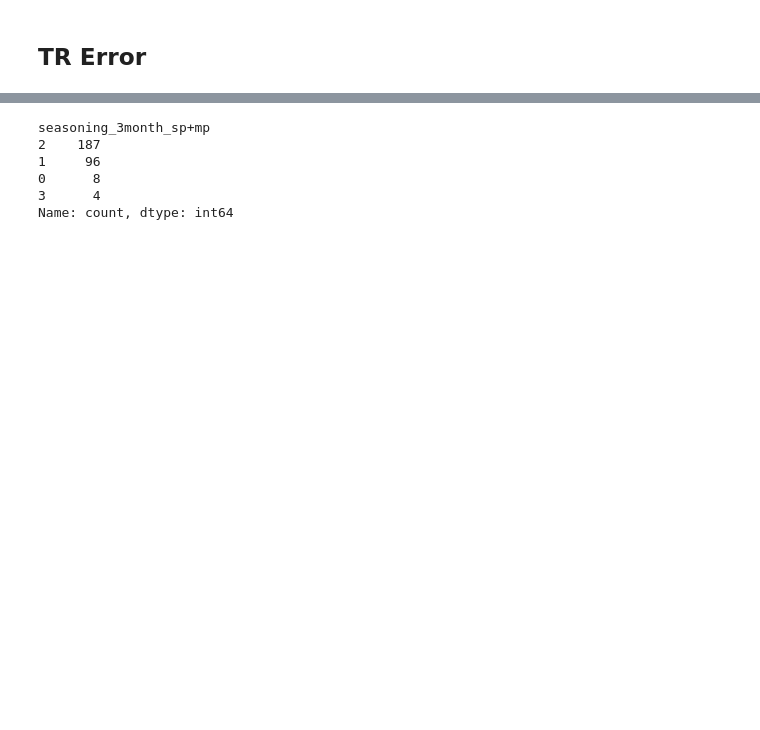
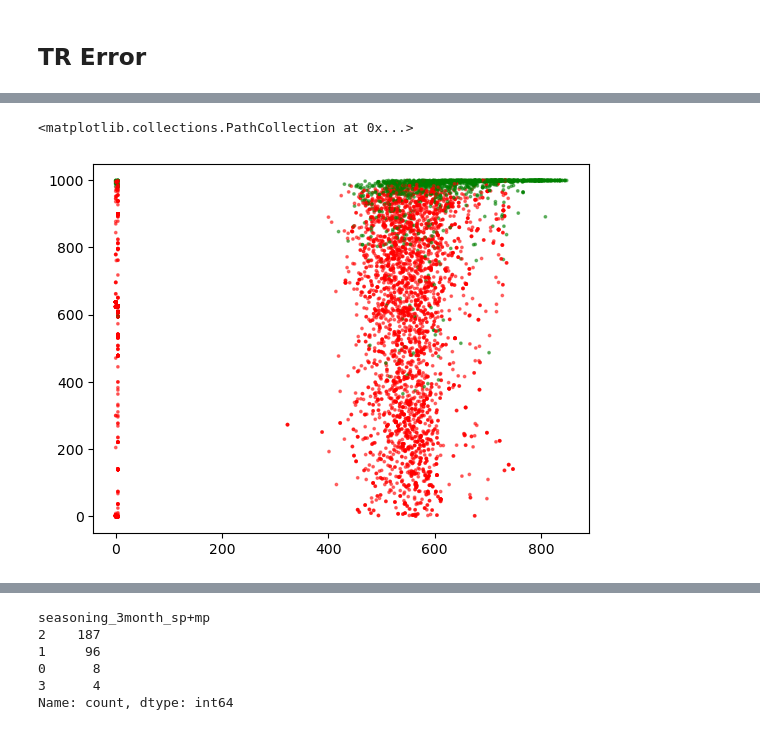
Before and after one commit to wuyaqi55/flexcar_incidents, a Jupyter notebook: draft_groud.ipynb, the cells around one changed output, grey strips where cells are left out. Saved outputs shown, nothing was run; the diff lists cells and outputs as text; code cells hidden in the pictures; blank space fills up the shorter version.

```diff
--- a/draft_groud.ipynb
+++ b/draft_groud.ipynb
@@ -12,0 +205,6 @@ TRError = pd.read_csv('../data/')
+# %%
+import matplotlib.pyplot as plt
+plt.scatter(TRError_deny['creditScore'], TRError_deny['Flexscore'], s=3, c=TRError_deny['Decision'].map(lambda x: 'green' if x == 'Approve' else 'red'), alpha=0.5)
+# %% [output]
+<matplotlib.collections.PathCollection at 0x...>
+[figure, added]
```
Also changed, not shown: parts of 18 cells of this notebook, 5 other files.
